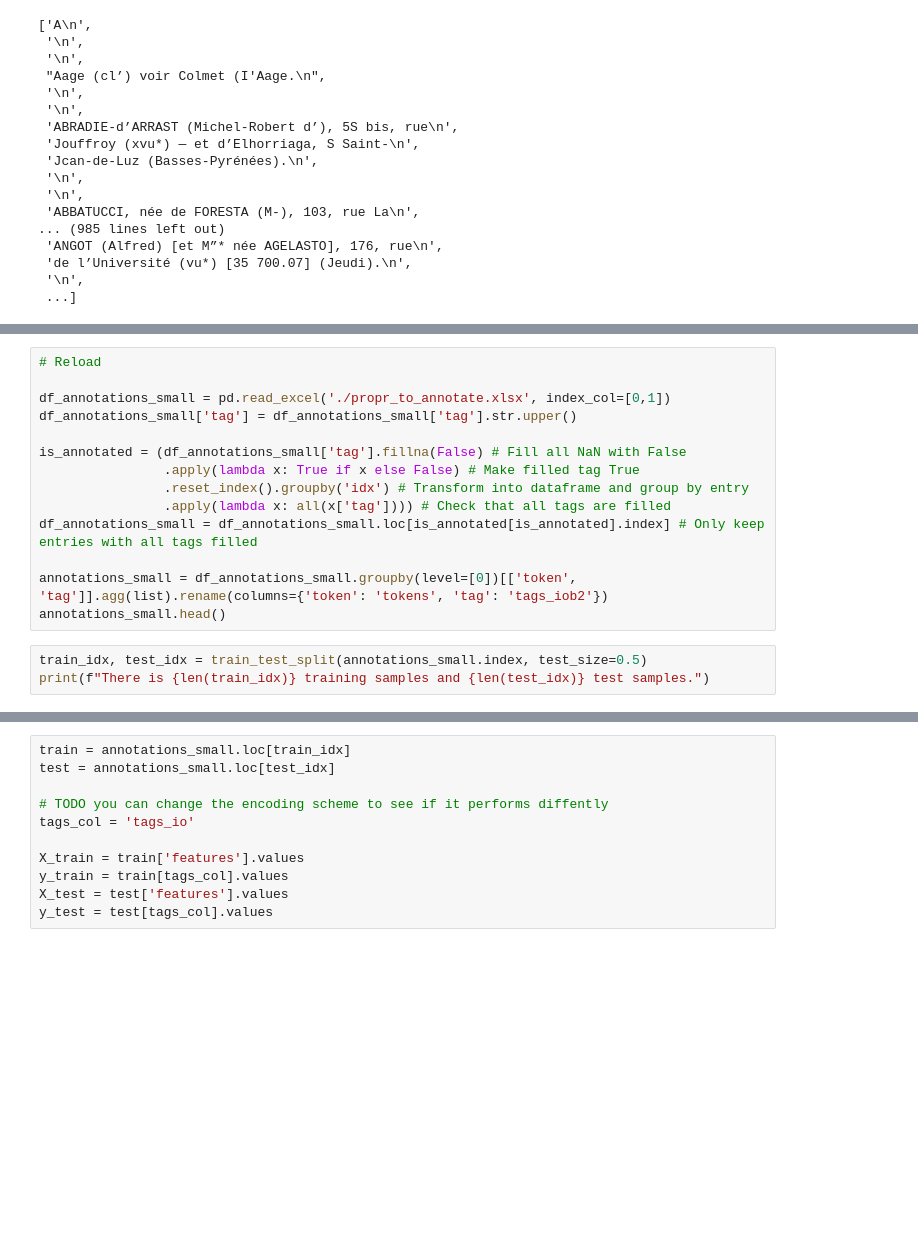
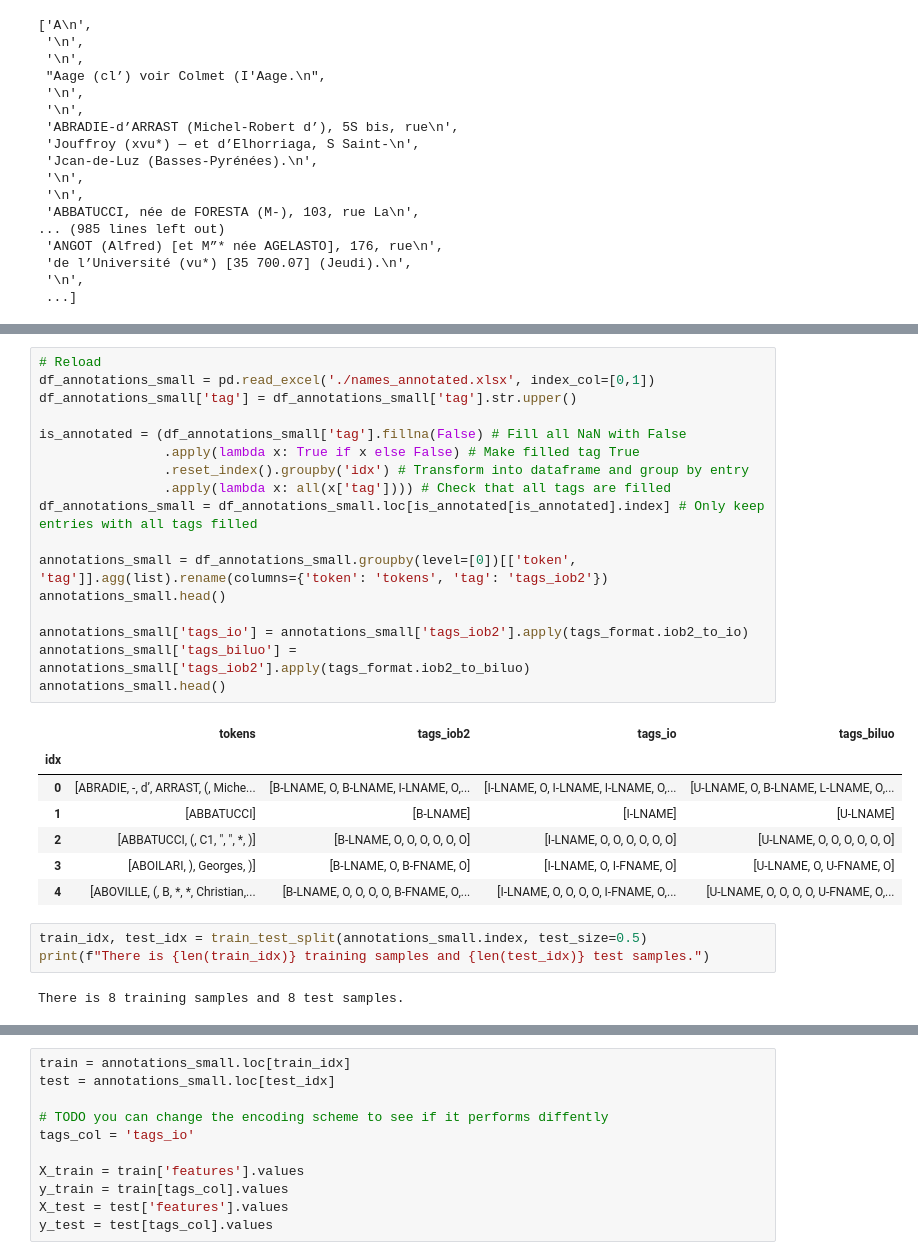
Before and after one commit to AndreaScalisi/FDH, a Jupyter notebook: parser_andrea.ipynb, the cells around one changed output, grey strips where cells are left out. Drawn from its saved outputs; the diff is of its cells as text; blank space fills up the shorter version.

```diff
--- a/parser_andrea.ipynb
+++ b/parser_andrea.ipynb
@@ -116,18 +258,31 @@ export_to_excel(df_tokens, './propr_to_annotate.xlsx', tags=tags_prefixed)
 # %%
 # Reload
-
-df_annotations_small = pd.read_excel('./propr_to_annotate.xlsx', index_col=[0,1])
+df_annotations_small = pd.read_excel('./names_annotated.xlsx', index_col=[0,1])
 df_annotations_small['tag'] = df_annotations_small['tag'].str.upper()
 
 is_annotated = (df_annotations_small['tag'].fillna(False) # Fill all NaN with False
                 .apply(lambda x: True if x else False) # Make filled tag True
                 .reset_index().groupby('idx') # Transform into dataframe and group by entry
                 .apply(lambda x: all(x['tag']))) # Check that all tags are filled
 df_annotations_small = df_annotations_small.loc[is_annotated[is_annotated].index] # Only keep entries with all tags filled
 
 annotations_small = df_annotations_small.groupby(level=[0])[['token', 'tag']].agg(list).rename(columns={'token': 'tokens', 'tag': 'tags_iob2'})
 annotations_small.head()
+
+annotations_small['tags_io'] = annotations_small['tags_iob2'].apply(tags_format.iob2_to_io)
+annotations_small['tags_biluo'] = annotations_small['tags_iob2'].apply(tags_format.iob2_to_biluo)
+annotations_small.head()
+# %% [output]
+|  | tokens | tags_iob2 | tags_io | tags_biluo |
+| idx |  |  |  |  |
+| 0 | [ABRADIE, -, d’, ARRAST, (, Miche... | [B-LNAME, O, B-LNAME, I-LNAME, O,... | [I-LNAME, O, I-LNAME, I-LNAME, O,... | [U-LNAME, O, B-LNAME, L-LNAME, O,... |
+| 1 | [ABBATUCCI] | [B-LNAME] | [I-LNAME] | [U-LNAME] |
+| 2 | [ABBATUCCI, (, C1, ", ", *, )] | [B-LNAME, O, O, O, O, O, O] | [I-LNAME, O, O, O, O, O, O] | [U-LNAME, O, O, O, O, O, O] |
+| 3 | [ABOILARI, ), Georges, )] | [B-LNAME, O, B-FNAME, O] | [I-LNAME, O, I-FNAME, O] | [U-LNAME, O, U-FNAME, O] |
+| 4 | [ABOVILLE, (, B, *, *, Christian,... | [B-LNAME, O, O, O, O, B-FNAME, O,... | [I-LNAME, O, O, O, O, I-FNAME, O,... | [U-LNAME, O, O, O, O, U-FNAME, O,... |
 # %%
 train_idx, test_idx = train_test_split(annotations_small.index, test_size=0.5)
 print(f"There is {len(train_idx)} training samples and {len(test_idx)} test samples.")
+# %% [output]
+There is 8 training samples and 8 test samples.
 # %%
```
Also changed, not shown: parts of 44 cells of this notebook, 1 other file.
